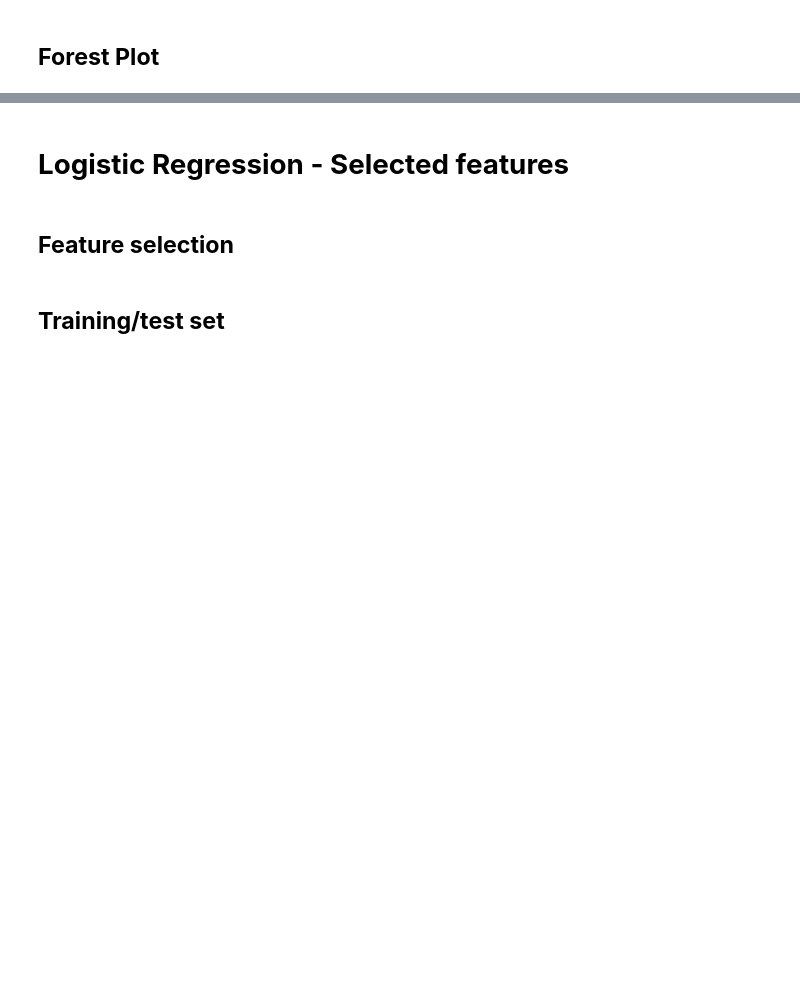
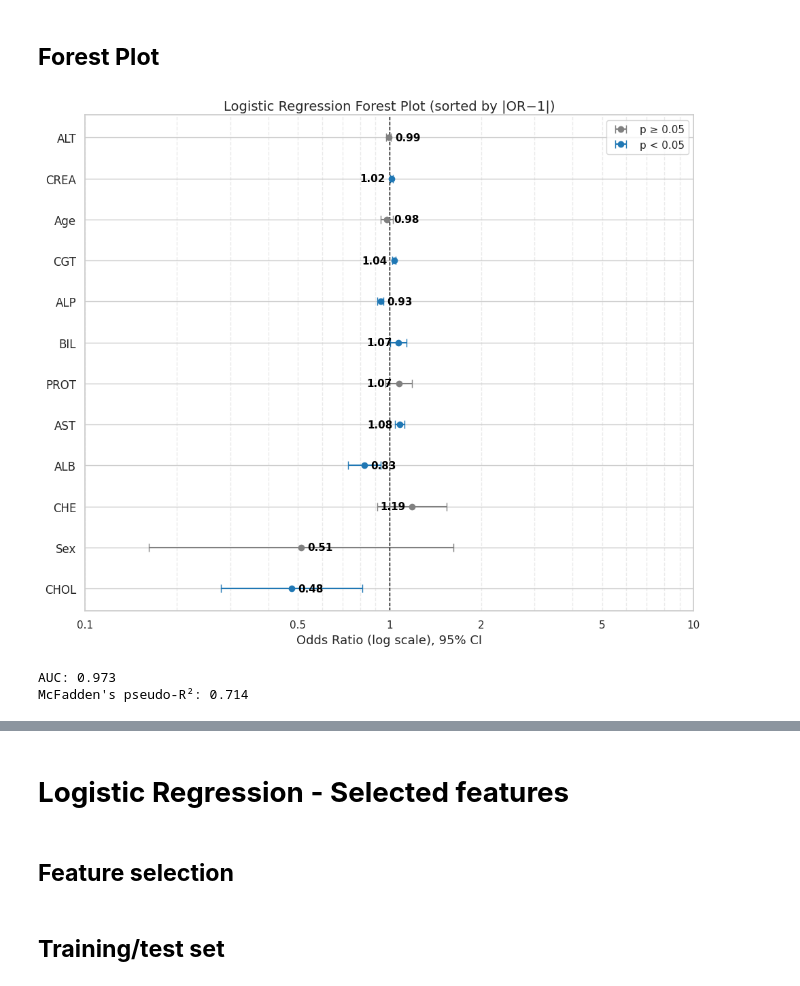
Before and after one commit to MAI3003-Data-Witches/Data-Witches_Project1, a Jupyter notebook: MAI3003_Data_Witches_Assignment_1.ipynb, the cells around one changed output, grey strips where cells are left out. Cells and saved outputs as stored; diff of their text form; code cells hidden in the pictures; blank space fills up the shorter version.

```diff
--- a/MAI3003_Data_Witches_Assignment_1.ipynb
+++ b/MAI3003_Data_Witches_Assignment_1.ipynb
@@ -523,2 +768,72 @@ distplots(hcv_imputed)
 # %% [markdown]
 ## **Forest Plot**
+# %%
+# @title 6. Forest plot of ORs (log scale)
+
+plot_df = summary_df.copy()
+plot_df = plot_df.reindex(plot_df['OR'].sub(1).abs().sort_values(ascending=False).index)
+
+sig = plot_df["p_value"] < 0.05
+ypos = np.arange(len(plot_df))
+
+plt.figure(figsize=(10, 0.7 * len(plot_df)))
+sns.set_style("whitegrid")
+
+# Plot non-significant
+plt.errorbar(
+    x=plot_df.loc[~sig, "OR"], y=ypos[~sig],
+    xerr=[plot_df.loc[~sig, "OR"] - plot_df.loc[~sig, "CI_lower"],
+          plot_df.loc[~sig, "CI_upper"] - plot_df.loc[~sig, "OR"]],
+    fmt='o', capsize=4, color='gray', markersize=6, label='p ≥ 0.05', elinewidth=1.5
+)
+
+# Plot significant
+plt.errorbar(
+    x=plot_df.loc[sig, "OR"], y=ypos[sig],
+    xerr=[plot_df.loc[sig, "OR"] - plot_df.loc[sig, "CI_lower"],
+          plot_df.loc[sig, "CI_upper"] - plot_df.loc[sig, "OR"]],
+    fmt='o', capsize=4, color='tab:blue', markersize=6, label='p < 0.05', elinewidth=1.5
+)
+
+# Reference line
+plt.axvline(1, color="black", linestyle="--", lw=1)
+
+# Gridlines and axes
+plt.grid(True, which="both", axis="x", linestyle="--", alpha=0.4)
+plt.yticks(ypos, plot_df["feature"], fontsize=12)
+plt.xscale("log")
+plt.xticks([0.1, 0.5, 1, 2, 5, 10], ['0.1', '0.5', '1', '2', '5', '10'])
+plt.xlabel("Odds Ratio (log scale), 95% CI", fontsize=13)
+plt.title("Logistic Regression Forest Plot (sorted by |OR−1|)", fontsize=14)
+
+# Annotate OR values
+for i, row in enumerate(plot_df.itertuples()):
+    offset = 0.05 if row.OR < 1 else -0.05
+    ha = 'left' if row.OR < 1 else 'right'
+    plt.text(row.OR * (1 + offset), i,
+             f"{row.OR:.2f}",
+             va='center', ha=ha,
+             fontsize=11, fontweight='bold',
+             color='black')
+
+plt.legend(frameon=True, fontsize=11, loc='upper right')
+plt.tight_layout()
+plt.show()
+# %% [output]
+[figure, added]
+# %%
+# @title 7. Model quality readouts
+
+pred_prob = result.predict(X_fit)
+auc = roc_auc_score(y_fit, pred_prob)
+
+# McFadden's pseudo-R2
+llf = result.llf            # log-likelihood of fitted model
+llnull = result.llnull      # log-likelihood of null (intercept-only) model
+mcfadden_r2 = 1 - (llf / llnull)
+
+print(f"AUC: {auc:.3f}")
+print(f"McFadden's pseudo-R²: {mcfadden_r2:.3f}")
+# %% [output]
+AUC: 0.973
+McFadden's pseudo-R²: 0.714
```
Also changed, not shown: parts of 21 cells of this notebook.
